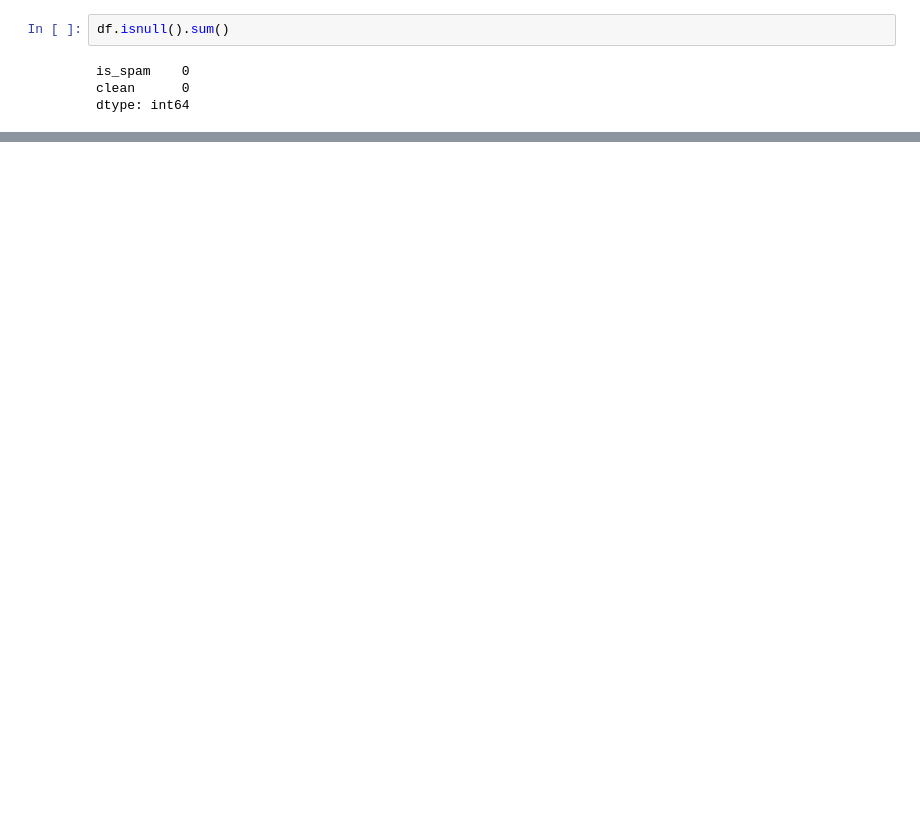
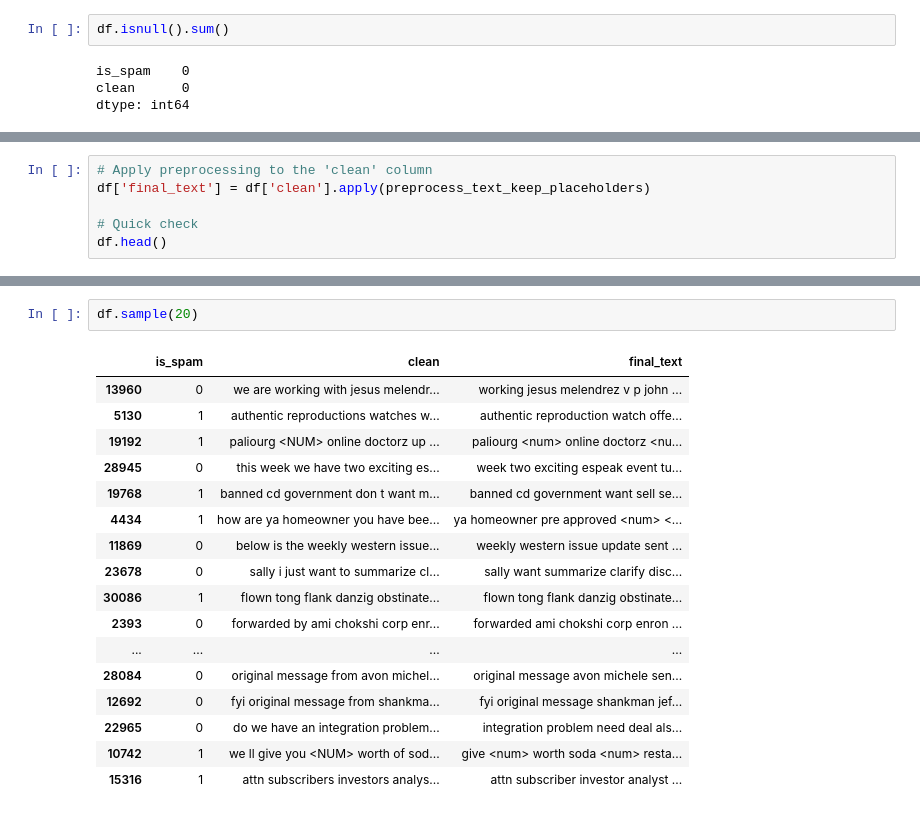
Before and after one commit to Hieuuum/phish-stx, a Jupyter notebook: notebooks/enron.ipynb, the cells around one changed output, grey strips where cells are left out. Drawn from its saved outputs; the diff is of its cells as text; blank space fills up the shorter version.

Commit message:
updated cleaning

```diff
--- a/notebooks/enron.ipynb
+++ b/notebooks/enron.ipynb
@@ -205,0 +410,6 @@ len(df)
+# %%
+# Apply preprocessing to the 'clean' column
+df['final_text'] = df['clean'].apply(preprocess_text_keep_placeholders)
+
+# Quick check
+df.head()
@@ -205,0 +429,20 @@ len(df)
+# %%
+df.sample(20)
+# %% [output]
+|  | is_spam | clean | final_text |
+| 13960 | 0 | we are working with jesus melendr... | working jesus melendrez v p john ... |
+| 5130 | 1 | authentic reproductions watches w... | authentic reproduction watch offe... |
+| 19192 | 1 | paliourg <NUM> online doctorz up ... | paliourg <num> online doctorz <nu... |
+| 28945 | 0 | this week we have two exciting es... | week two exciting espeak event tu... |
+| 19768 | 1 | banned cd government don t want m... | banned cd government want sell se... |
+| 4434 | 1 | how are ya homeowner you have bee... | ya homeowner pre approved <num> <... |
+| 11869 | 0 | below is the weekly western issue... | weekly western issue update sent ... |
+| 23678 | 0 | sally i just want to summarize cl... | sally want summarize clarify disc... |
+| 30086 | 1 | flown tong flank danzig obstinate... | flown tong flank danzig obstinate... |
+| 2393 | 0 | forwarded by ami chokshi corp enr... | forwarded ami chokshi corp enron ... |
+| ... | ... | ... | ... |
+| 28084 | 0 | original message from avon michel... | original message avon michele sen... |
+| 12692 | 0 | fyi original message from shankma... | fyi original message shankman jef... |
+| 22965 | 0 | do we have an integration problem... | integration problem need deal als... |
+| 10742 | 1 | we ll give you <NUM> worth of sod... | give <num> worth soda <num> resta... |
+| 15316 | 1 | attn subscribers investors analys... | attn subscriber investor analyst ... |
```
Also changed, not shown: parts of 34 cells of this notebook, 2 other files.
